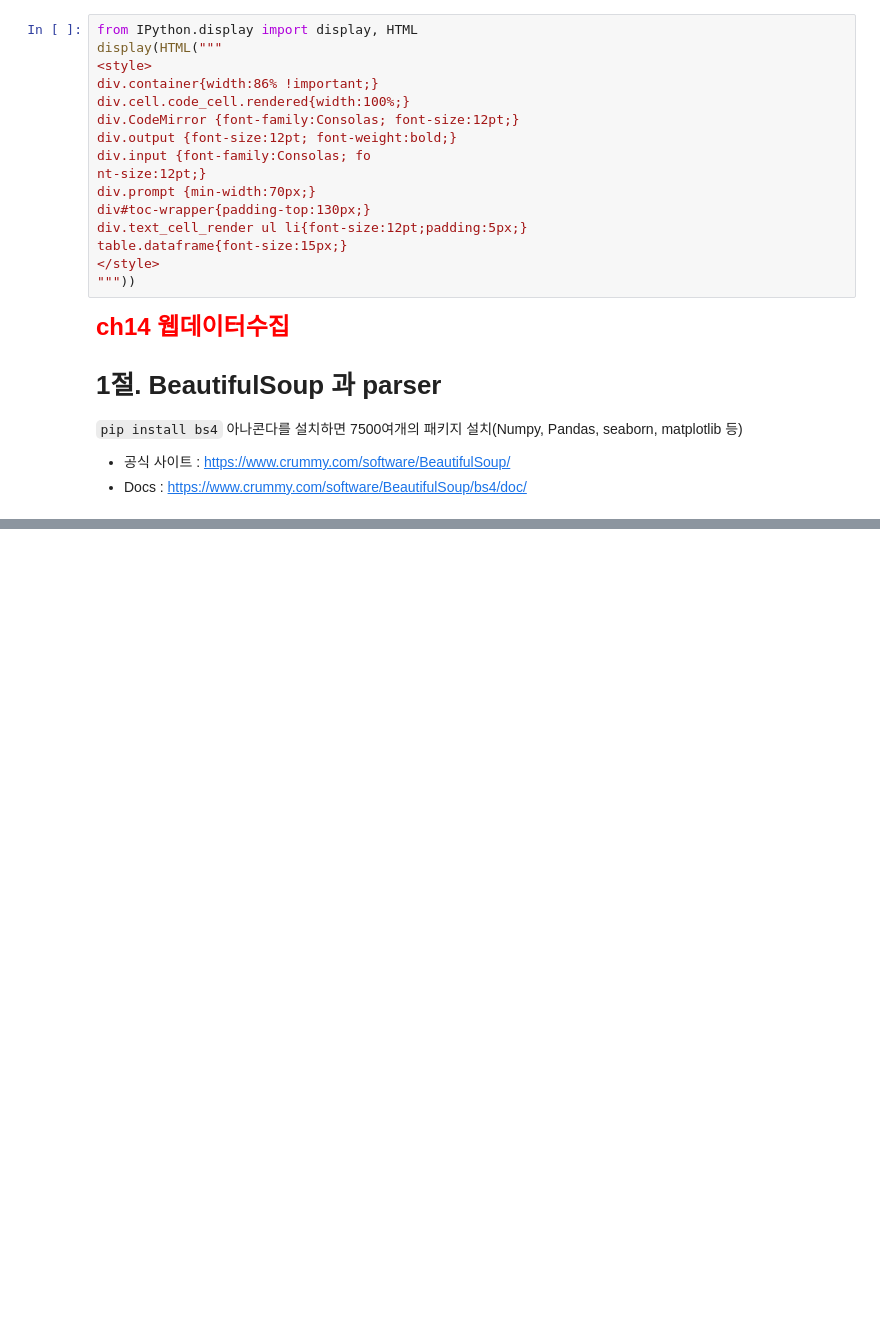
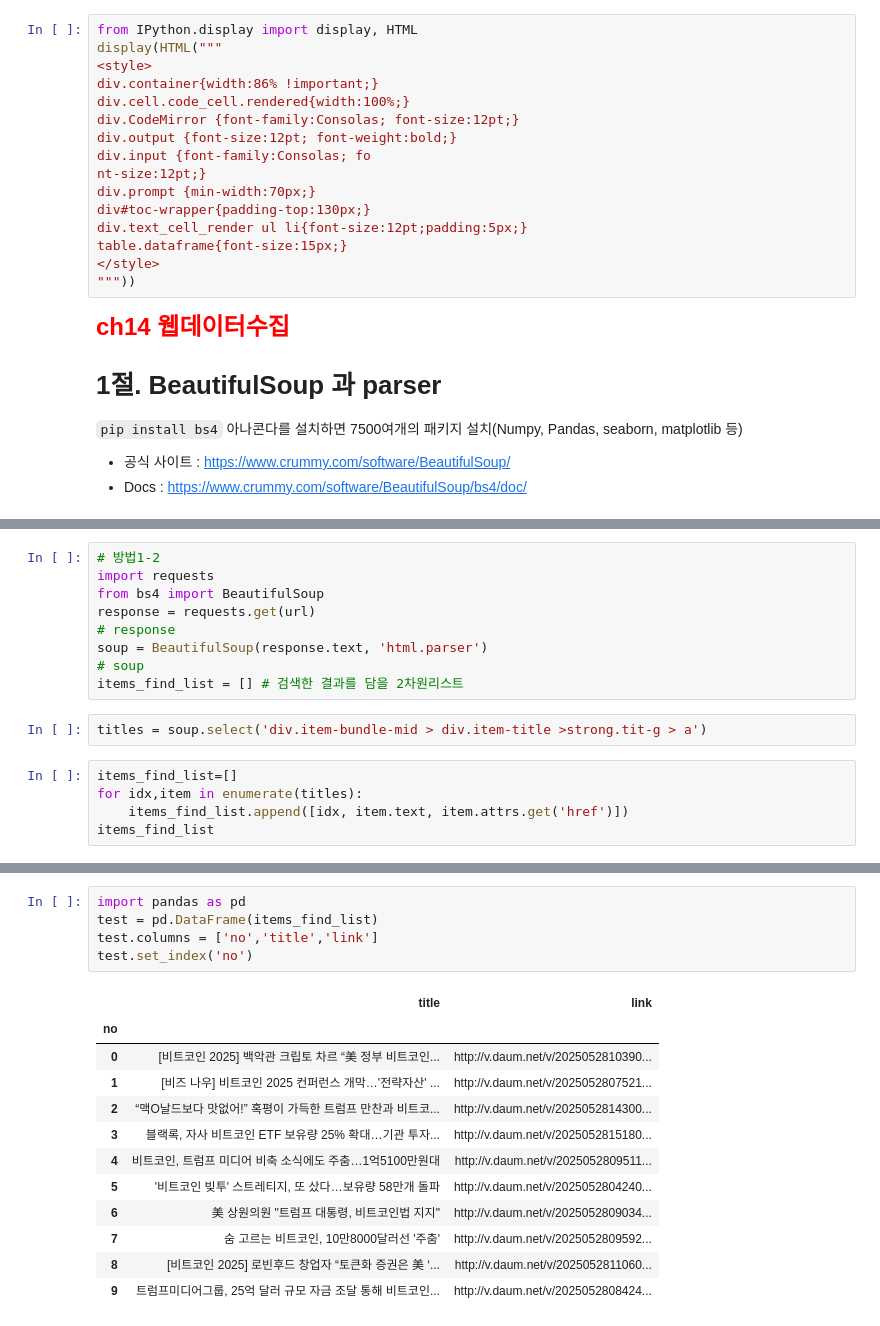
Before and after one commit to devna0111/ai_x, a Jupyter notebook: source/01_python/ch14_웹데이터수집1_정적_공공api.ipynb, the cells around one changed output, grey strips where cells are left out. Drawn from its saved outputs; the diff is of its cells as text; blank space fills up the shorter version.

```diff
--- a/source/01_python/ch14_웹데이터수집1_정적_공공api.ipynb
+++ b/source/01_python/ch14_웹데이터수집1_정적_공공api.ipynb
@@ -41,0 +526,16 @@ table.dataframe{font-size:15px;}
+# %%
+# 방법1-2
+import requests
+from bs4 import BeautifulSoup
+response = requests.get(url)
+# response
+soup = BeautifulSoup(response.text, 'html.parser')
+# soup
+items_find_list = [] # 검색한 결과를 담을 2차원리스트
+# %%
+titles = soup.select('div.item-bundle-mid > div.item-title >strong.tit-g > a')
+# %%
+items_find_list=[]
+for idx,item in enumerate(titles):
+    items_find_list.append([idx, item.text, item.attrs.get('href')])
+items_find_list
@@ -41,0 +560,18 @@ table.dataframe{font-size:15px;}
+# %%
+import pandas as pd
+test = pd.DataFrame(items_find_list)
+test.columns = ['no','title','link']
+test.set_index('no')
+# %% [output]
+|  | title | link |
+| no |  |  |
+| 0 | [비트코인 2025] 백악관 크립토 차르 “美 정부 비트코인... | http://v.daum.net/v/2025052810390... |
+| 1 | [비즈 나우] 비트코인 2025 컨퍼런스 개막…'전략자산' ... | http://v.daum.net/v/2025052807521... |
+| 2 | “맥O날드보다 맛없어!” 혹평이 가득한 트럼프 만찬과 비트코... | http://v.daum.net/v/2025052814300... |
+| 3 | 블랙록, 자사 비트코인 ETF 보유량 25% 확대…기관 투자... | http://v.daum.net/v/2025052815180... |
+| 4 | 비트코인, 트럼프 미디어 비축 소식에도 주춤…1억5100만원대 | http://v.daum.net/v/2025052809511... |
+| 5 | '비트코인 빚투' 스트레티지, 또 샀다…보유량 58만개 돌파 | http://v.daum.net/v/2025052804240... |
+| 6 | 美 상원의원 "트럼프 대통령, 비트코인법 지지" | http://v.daum.net/v/2025052809034... |
+| 7 | 숨 고르는 비트코인, 10만8000달러선 '주춤' | http://v.daum.net/v/2025052809592... |
+| 8 | [비트코인 2025] 로빈후드 창업자 “토큰화 증권은 美 ‘... | http://v.daum.net/v/2025052811060... |
+| 9 | 트럼프미디어그룹, 25억 달러 규모 자금 조달 통해 비트코인... | http://v.daum.net/v/2025052808424... |
```
Also changed, not shown: parts of 74 cells of this notebook, 4 other files.
